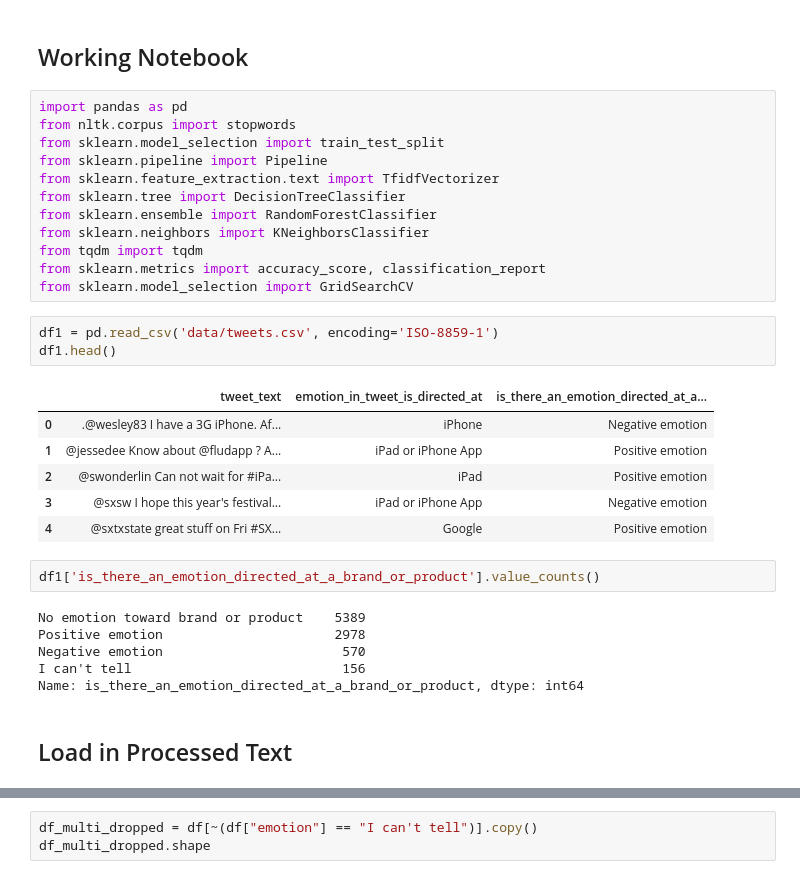
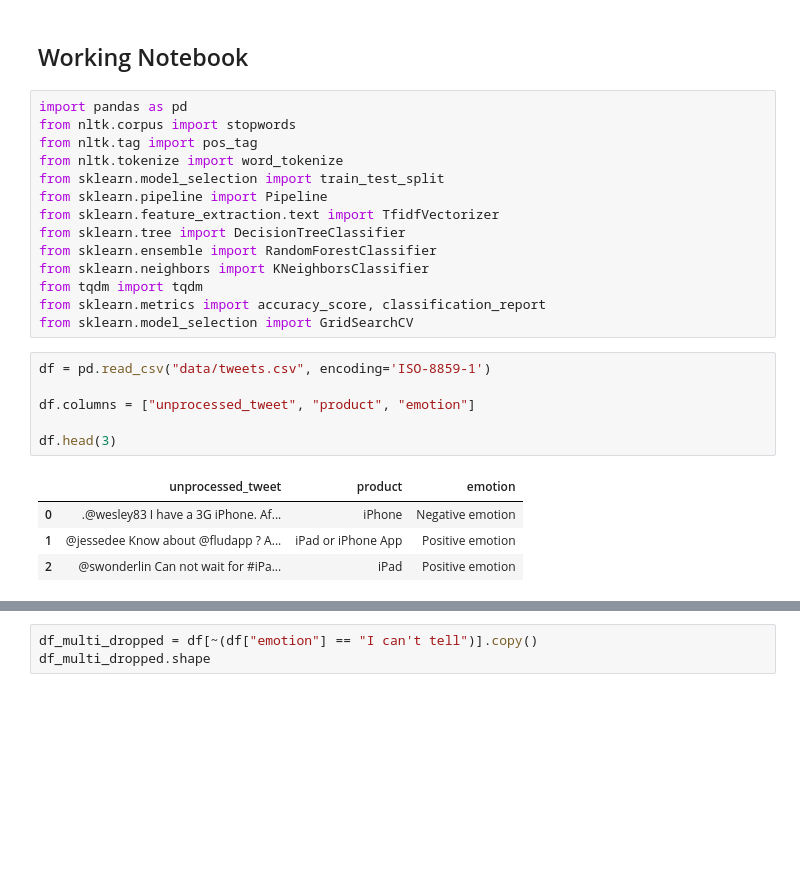
Before and after one commit to aungsias/TwitterNLP, a Jupyter notebook: jf_working.ipynb, the cells around one changed output, grey strips where cells are left out. Drawn from its saved outputs; the diff is of its cells as text; blank space fills up the shorter version.

```diff
--- a/jf_working.ipynb
+++ b/jf_working.ipynb
@@ -3,6 +3,8 @@
 # %%
 import pandas as pd
 from nltk.corpus import stopwords
+from nltk.tag import pos_tag
+from nltk.tokenize import word_tokenize
 from sklearn.model_selection import train_test_split
 from sklearn.pipeline import Pipeline
 from sklearn.feature_extraction.text import TfidfVectorizer
@@ -13,22 +15,13 @@ from tqdm import tqdm
 from sklearn.metrics import accuracy_score, classification_report
 from sklearn.model_selection import GridSearchCV
 # %%
-df1 = pd.read_csv('data/tweets.csv', encoding='ISO-8859-1')
-df1.head()
+df = pd.read_csv("data/tweets.csv", encoding='ISO-8859-1')
+
+df.columns = ["unprocessed_tweet", "product", "emotion"]
+
+df.head(3)
 # %% [output]
-|  | tweet_text | emotion_in_tweet_is_directed_at | is_there_an_emotion_directed_at_a... |
+|  | unprocessed_tweet | product | emotion |
 | 0 | .@wesley83 I have a 3G iPhone. Af... | iPhone | Negative emotion |
 | 1 | @jessedee Know about @fludapp ? A... | iPad or iPhone App | Positive emotion |
 | 2 | @swonderlin Can not wait for #iPa... | iPad | Positive emotion |
-| 3 | @sxsw I hope this year's festival... | iPad or iPhone App | Negative emotion |
-| 4 | @sxtxstate great stuff on Fri #SX... | Google | Positive emotion |
-# %%
-df1['is_there_an_emotion_directed_at_a_brand_or_product'].value_counts()
-# %% [output]
-No emotion toward brand or product    5389
-Positive emotion                      2978
-Negative emotion                       570
-I can't tell                           156
-Name: is_there_an_emotion_directed_at_a_brand_or_product, dtype: int64
-# %% [markdown]
-## Load in Processed Text
```
Also changed, not shown: parts of 18 cells of this notebook.
